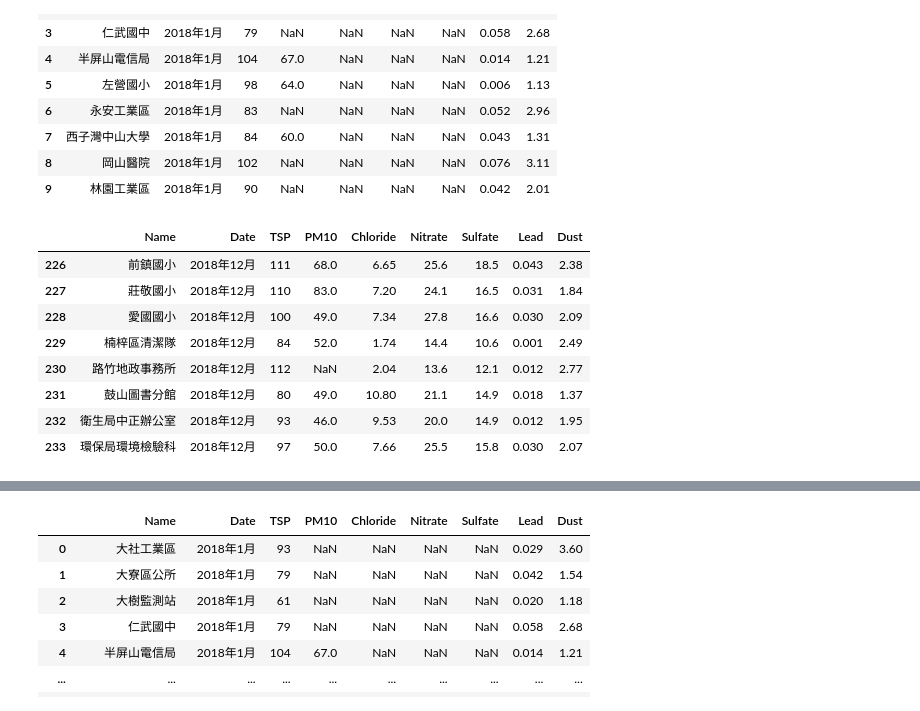
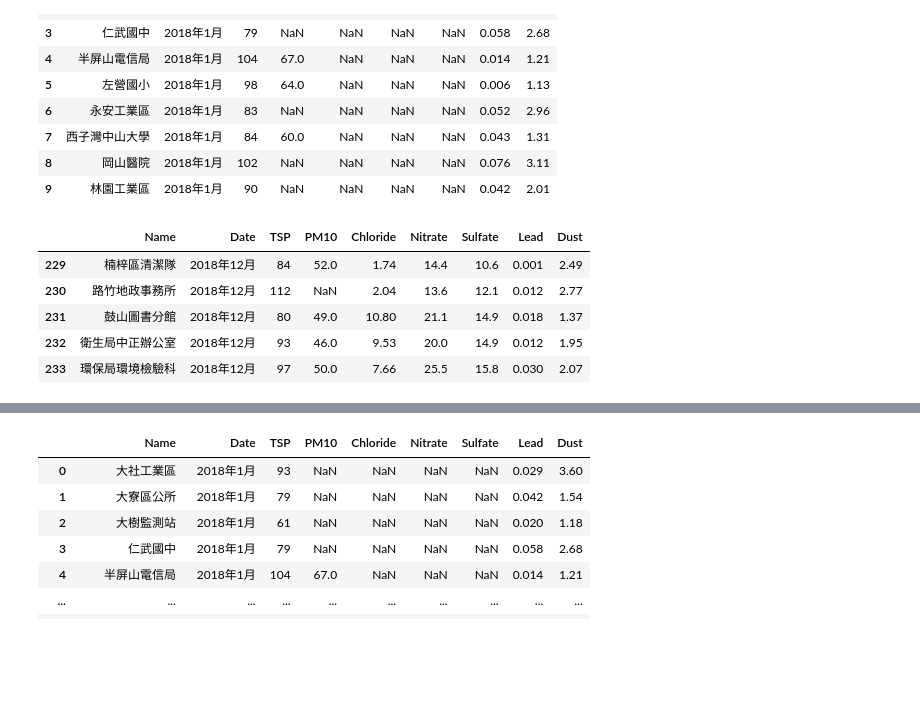
Before and after one commit to maloyang/KH20221202_IoT_Data_Science, a Jupyter notebook: W03/demo03_3_pandas.ipynb, the cells around one changed output, grey strips where cells are left out. Drawn from its saved outputs; the diff is of its cells as text; code cells hidden in the pictures; blank space fills up the shorter version.

```diff
--- a/W03/demo03_3_pandas.ipynb
+++ b/W03/demo03_3_pandas.ipynb
@@ -162,12 +177,9 @@ df.head(10)
 | 8 | 岡山醫院 | 2018年1月 | 102 | NaN | NaN | NaN | NaN | 0.076 | 3.11 |
 | 9 | 林園工業區 | 2018年1月 | 90 | NaN | NaN | NaN | NaN | 0.042 | 2.01 |
 # %%
-df.tail(8)
+df.tail()
 # %% [output]
 |  | Name | Date | TSP | PM10 | Chloride | Nitrate | Sulfate | Lead | Dust |
-| 226 | 前鎮國小 | 2018年12月 | 111 | 68.0 | 6.65 | 25.6 | 18.5 | 0.043 | 2.38 |
-| 227 | 莊敬國小 | 2018年12月 | 110 | 83.0 | 7.20 | 24.1 | 16.5 | 0.031 | 1.84 |
-| 228 | 愛國國小 | 2018年12月 | 100 | 49.0 | 7.34 | 27.8 | 16.6 | 0.030 | 2.09 |
 | 229 | 楠梓區清潔隊 | 2018年12月 | 84 | 52.0 | 1.74 | 14.4 | 10.6 | 0.001 | 2.49 |
 | 230 | 路竹地政事務所 | 2018年12月 | 112 | NaN | 2.04 | 13.6 | 12.1 | 0.012 | 2.77 |
 | 231 | 鼓山圖書分館 | 2018年12月 | 80 | 49.0 | 10.80 | 21.1 | 14.9 | 0.018 | 1.37 |
```
Also changed, not shown: parts of 13 cells of this notebook, 3 other files.
